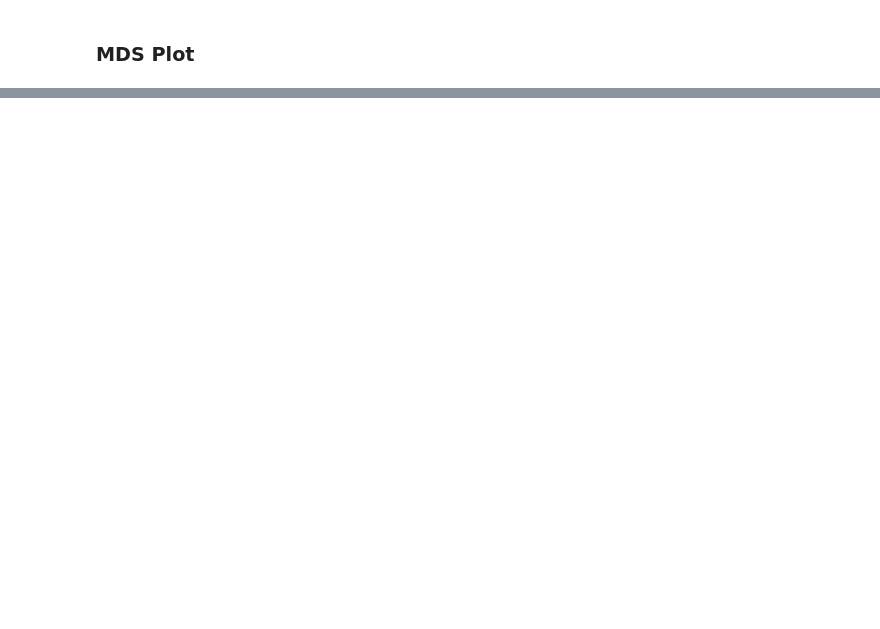
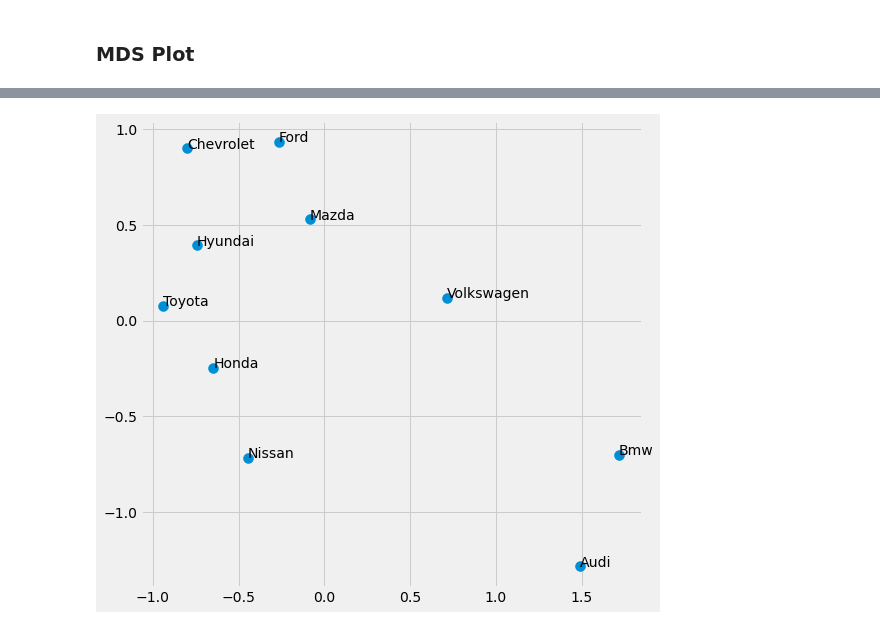
Before and after one commit to zack-tan/car-forums-text-analysis, a Jupyter notebook: ananya_a&b.ipynb, the cells around one changed output, grey strips where cells are left out. Drawn from its saved outputs; the diff is of its cells as text; code cells hidden in the pictures; blank space fills up the shorter version.

```diff
--- a/ananya_a&b.ipynb
+++ b/ananya_a&b.ipynb
@@ -426,0 +473,24 @@ The MDS API has changed. ``fit`` now constructs an dissimilarity matrix from dat
+# %%
+
+
+
+#graph
+import plotly.express as px
+import plotly.io as pio
+pio.renderers
+pio.renderers.default = "notebook_connected"
+
+
+fig = px.scatter(mds_df , x="component0", y= "component1", text = "brand")
+fig.update_traces(textposition='top center')
+
+fig.update_layout(
+    title_text='Brand Co-Mentions in the Forum for Finding the Ideal Car',
+    yaxis_title = None,
+    xaxis_title = None
+)
+
+fig.update_traces(textfont_size=14)
+
+
+fig.show()
@@ -426,0 +499,4 @@ The MDS API has changed. ``fit`` now constructs an dissimilarity matrix from dat
+# %%
+#k means
+mds_df = mds_df.set_index('brand')
+mds_df
@@ -426,0 +516,18 @@ The MDS API has changed. ``fit`` now constructs an dissimilarity matrix from dat
+# %%
+#mds plot: brand comentions
+import matplotlib.pyplot as plt
+from scipy.spatial import ConvexHull
+import numpy as np
+with plt.style.context('fivethirtyeight'):
+    fig, ax = plt.subplots(1, figsize=(8,8))
+
+    # plot data
+    x = mds_df.component0
+    y = mds_df.component1
+    plt.scatter(x, y, s=100)
+
+    n = mds_df.index
+    for i, txt in enumerate(n):
+        ax.annotate(txt, (x[i], y[i]))
+# %% [output]
+[figure, added]
```
Also changed, not shown: parts of 23 cells of this notebook.
